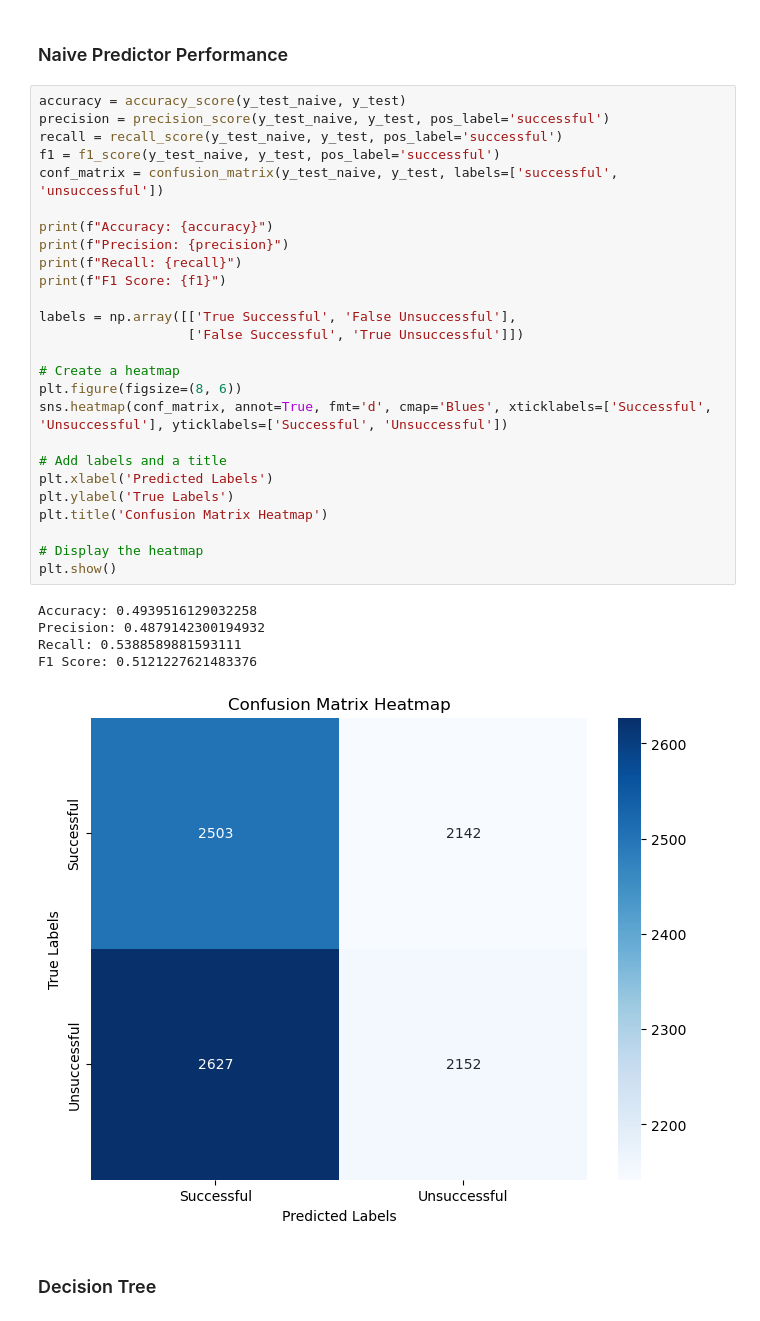
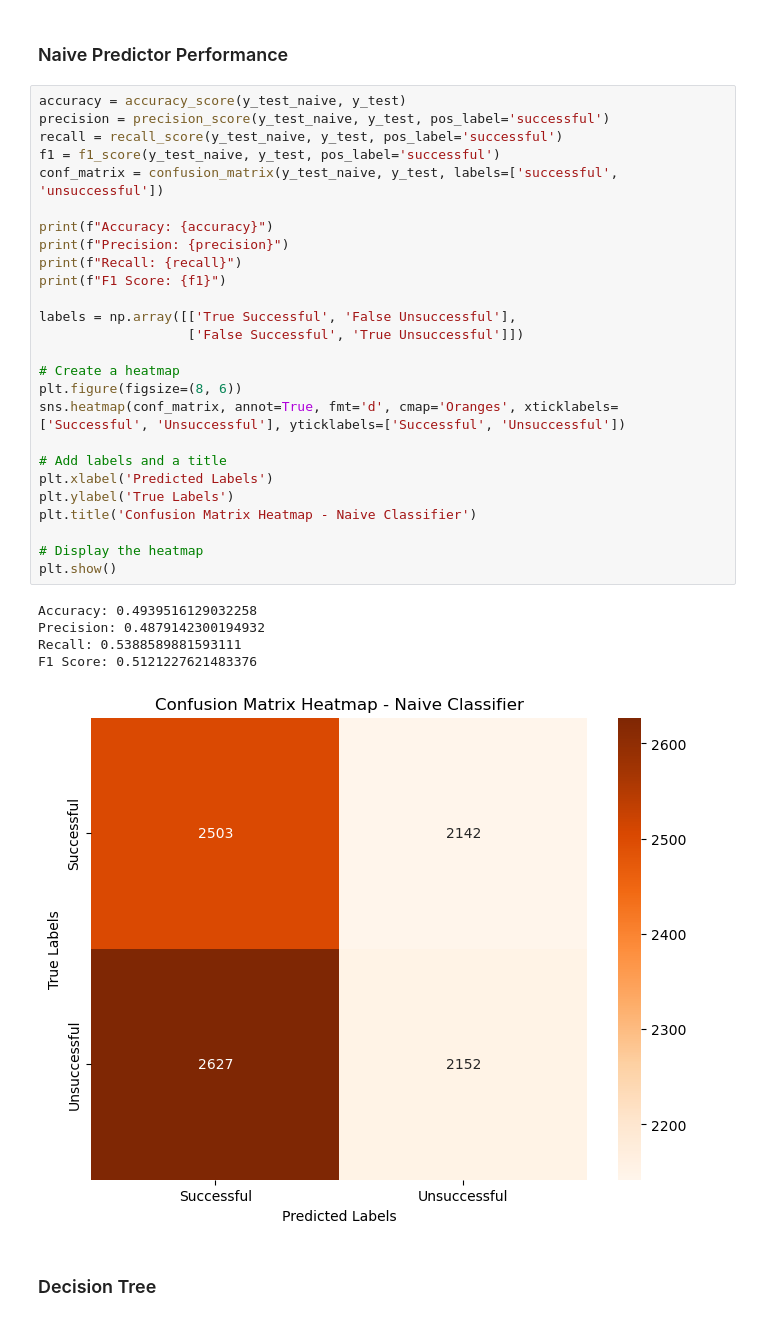
Before and after one commit to xuyou1999/APM_project_group8, a Jupyter notebook: encoding_prediction_final.ipynb, the cells around one changed output. Saved outputs shown, nothing was run; the diff lists cells and outputs as text.

```diff
--- a/encoding_prediction_final.ipynb
+++ b/encoding_prediction_final.ipynb
@@ -345,34 +315,34 @@ dtype: object
 # %%
 accuracy = accuracy_score(y_test_naive, y_test)
 precision = precision_score(y_test_naive, y_test, pos_label='successful')
 recall = recall_score(y_test_naive, y_test, pos_label='successful')
 f1 = f1_score(y_test_naive, y_test, pos_label='successful')
 conf_matrix = confusion_matrix(y_test_naive, y_test, labels=['successful', 'unsuccessful'])
 
 print(f"Accuracy: {accuracy}")
 print(f"Precision: {precision}")
 print(f"Recall: {recall}")
 print(f"F1 Score: {f1}")
 
 labels = np.array([['True Successful', 'False Unsuccessful'],
                    ['False Successful', 'True Unsuccessful']])
 
 # Create a heatmap
 plt.figure(figsize=(8, 6))
-sns.heatmap(conf_matrix, annot=True, fmt='d', cmap='Blues', xticklabels=['Successful', 'Unsuccessful'], yticklabels=['Successful', 'Unsuccessful'])
+sns.heatmap(conf_matrix, annot=True, fmt='d', cmap='Oranges', xticklabels=['Successful', 'Unsuccessful'], yticklabels=['Successful', 'Unsuccessful'])
 
 # Add labels and a title
 plt.xlabel('Predicted Labels')
 plt.ylabel('True Labels')
-plt.title('Confusion Matrix Heatmap')
+plt.title('Confusion Matrix Heatmap - Naive Classifier')
 
 # Display the heatmap
 plt.show()
 # %% [output]
 Accuracy: 0.4939516129032258
 Precision: 0.4879142300194932
 Recall: 0.5388589881593111
 F1 Score: 0.5121227621483376
-[figure, old version]
+[figure, new version]
 # %% [markdown]
 ### Decision Tree
```
Also changed, not shown: parts of 45 cells of this notebook.
